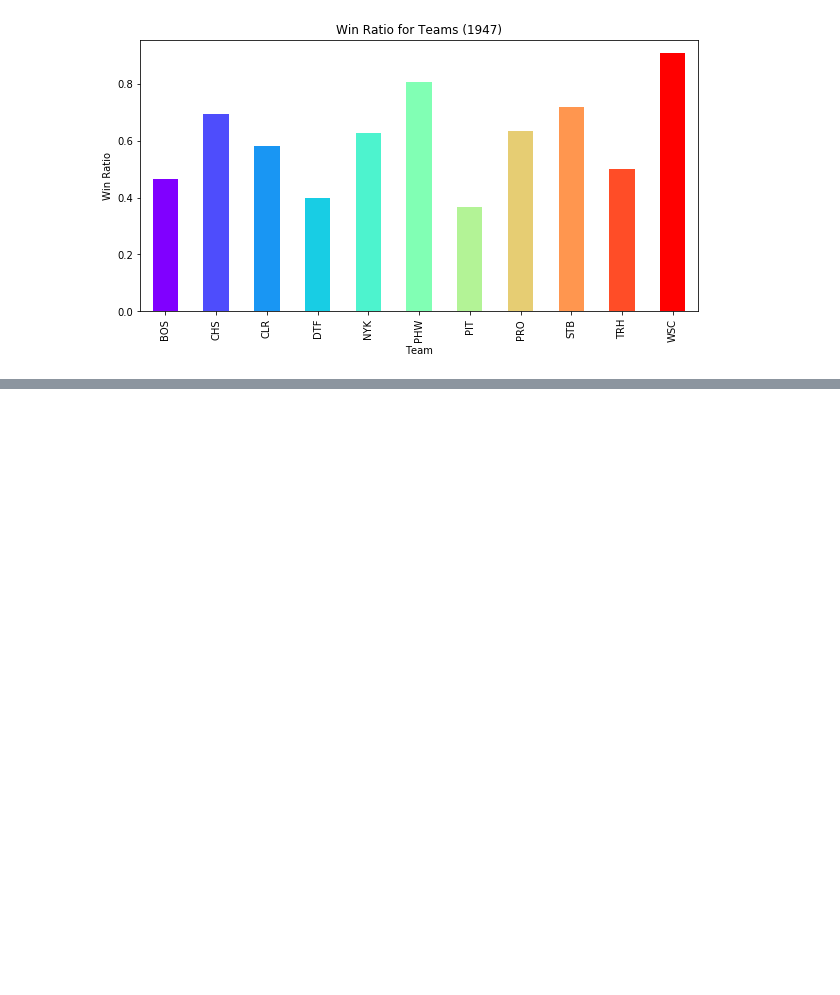
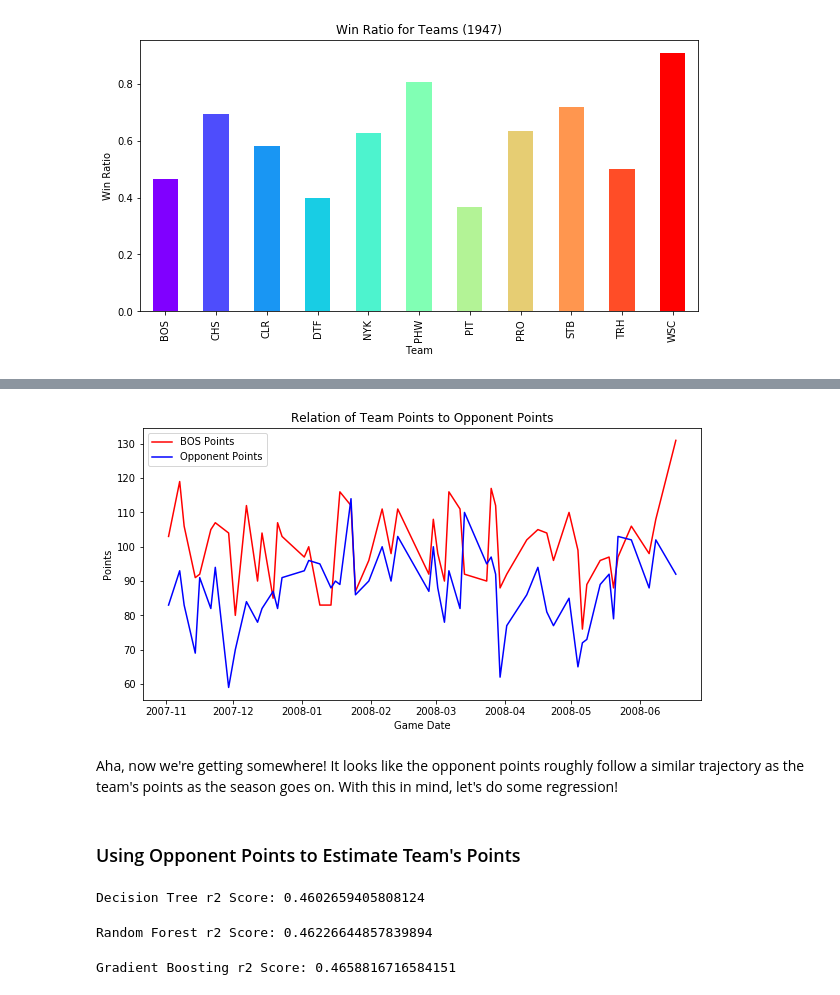
Before and after one commit to justinro-underscore/EECS731Projects, a Jupyter notebook: project4/NBA Games Analysis.ipynb, the cells around one changed output, grey strips where cells are left out. Saved outputs shown, nothing was run; the diff lists cells and outputs as text; code cells hidden in the pictures; blank space fills up the shorter version.

```diff
--- a/project4/NBA Games Analysis.ipynb
+++ b/project4/NBA Games Analysis.ipynb
@@ -158,0 +163,8 @@ With this, we will be able to predict the outcome of a match much better
+# %%
+def game_result_converter(res):
+    if res == "W":
+        return True
+    return False
+nba_df["game_result"] = nba_df["game_result"].apply(game_result_converter)
+nba_df = nba_df.rename(columns={"game_result": "game_won"})
+nba_df.head()
@@ -209,0 +252,3 @@ It looks like a team's `ELO` rating is the best indicator for regression, so let
+# %%
+bos_df = nba_df.loc[nba_df["team_id"] == "BOS"]
+bos_df.head()
@@ -209,0 +262,27 @@ It looks like a team's `ELO` rating is the best indicator for regression, so let
+# %%
+plt.figure(figsize=(10, 5))
+
+year = bos_df["year_id"].value_counts().index[0] # Find year with most games
+year_data = bos_df.query("year_id == {}".format(year))
+
+points_data = year_data.apply(lambda row: list((row["date_game"], row["pts"])), axis=1)
+points_data = np.array(list(points_data))
+
+plt.title("Relation of Team Points to Opponent Points")
+plt.xlabel("Game Date")
+plt.ylabel("Points")
+plt.plot(points_data[:,0], points_data[:,1], color="red", label="BOS Points")
+
+opp_points_data = year_data.apply(lambda row: row["opp_pts"], axis=1)
+opp_points_data = np.array(list(opp_points_data))
+
+plt.plot(points_data[:,0], opp_points_data, color="blue", label="Opponent Points")
+
+plt.legend()
+plt.show()
+# %% [output]
+[figure, added]
+# %% [markdown]
+Aha, now we're getting somewhere! It looks like the opponent points roughly follow a similar trajectory as the team's points as the season goes on. With this in mind, let's do some regression!
+# %% [markdown]
+### Using Opponent Points to Estimate Team's Points
@@ -209,0 +301,27 @@ It looks like a team's `ELO` rating is the best indicator for regression, so let
+# %%
+# Decision Tree
+dt_reg = DecisionTreeRegressor()
+dt_reg.fit(training_f[["opp_pts"]], training_l)
+dt_reg_prediction = dt_reg.predict(testing_f[["opp_pts"]])
+dt_reg_score = r2_score(testing_l, dt_reg_prediction)
+print("Decision Tree r2 Score: {}".format(dt_reg_score))
+# %% [output]
+Decision Tree r2 Score: 0.4602659405808124
+# %%
+# Random Forest
+rf_reg = RandomForestRegressor(n_estimators=100)
+rf_reg.fit(training_f[["opp_pts"]], training_l)
+rf_reg_prediction = rf_reg.predict(testing_f[["opp_pts"]])
+rf_reg_score = r2_score(testing_l, rf_reg_prediction)
+print("Random Forest r2 Score: {}".format(rf_reg_score))
+# %% [output]
+Random Forest r2 Score: 0.46226644857839894
+# %%
+# Gradient Boosting
+gb_reg = GradientBoostingRegressor(n_estimators=100)
+gb_reg.fit(training_f[["opp_pts"]], training_l)
+gb_reg_prediction = gb_reg.predict(testing_f[["opp_pts"]])
+gb_reg_score = r2_score(testing_l, gb_reg_prediction)
+print("Gradient Boosting r2 Score: {}".format(gb_reg_score))
+# %% [output]
+Gradient Boosting r2 Score: 0.4658816716584151
```
Also changed, not shown: parts of 31 cells of this notebook, 1 other file.
